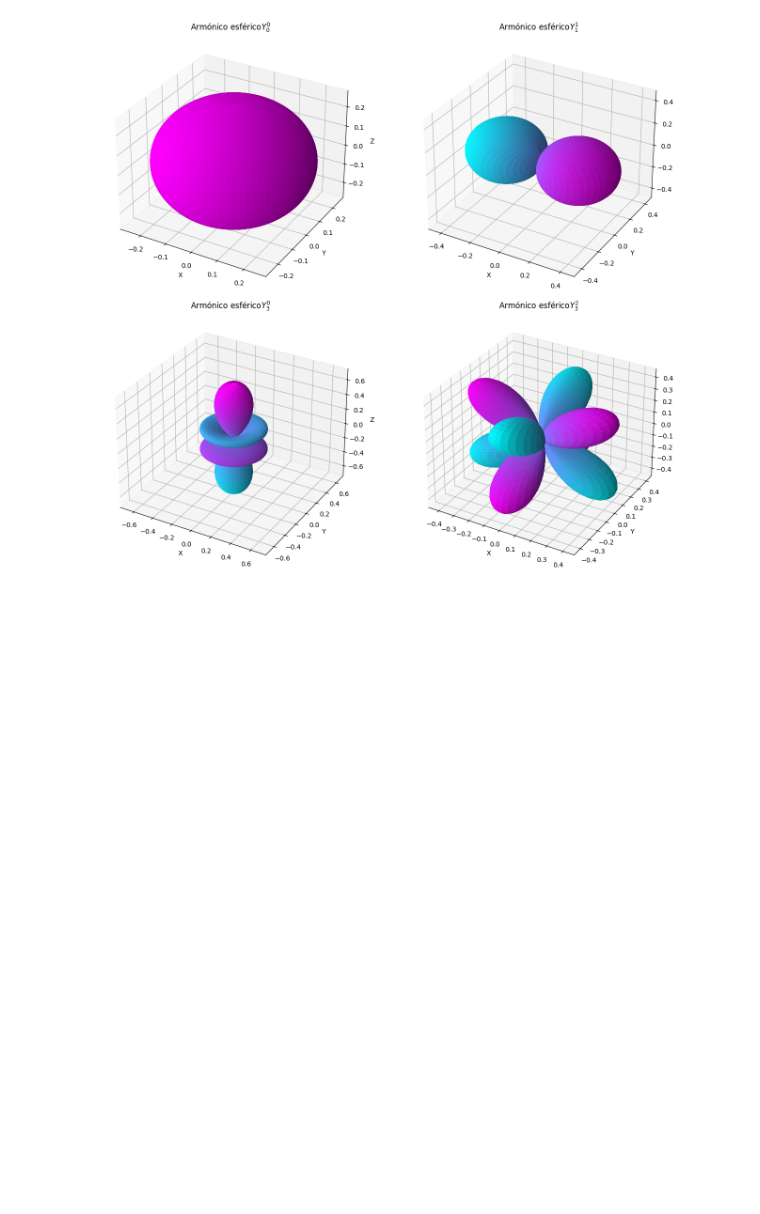
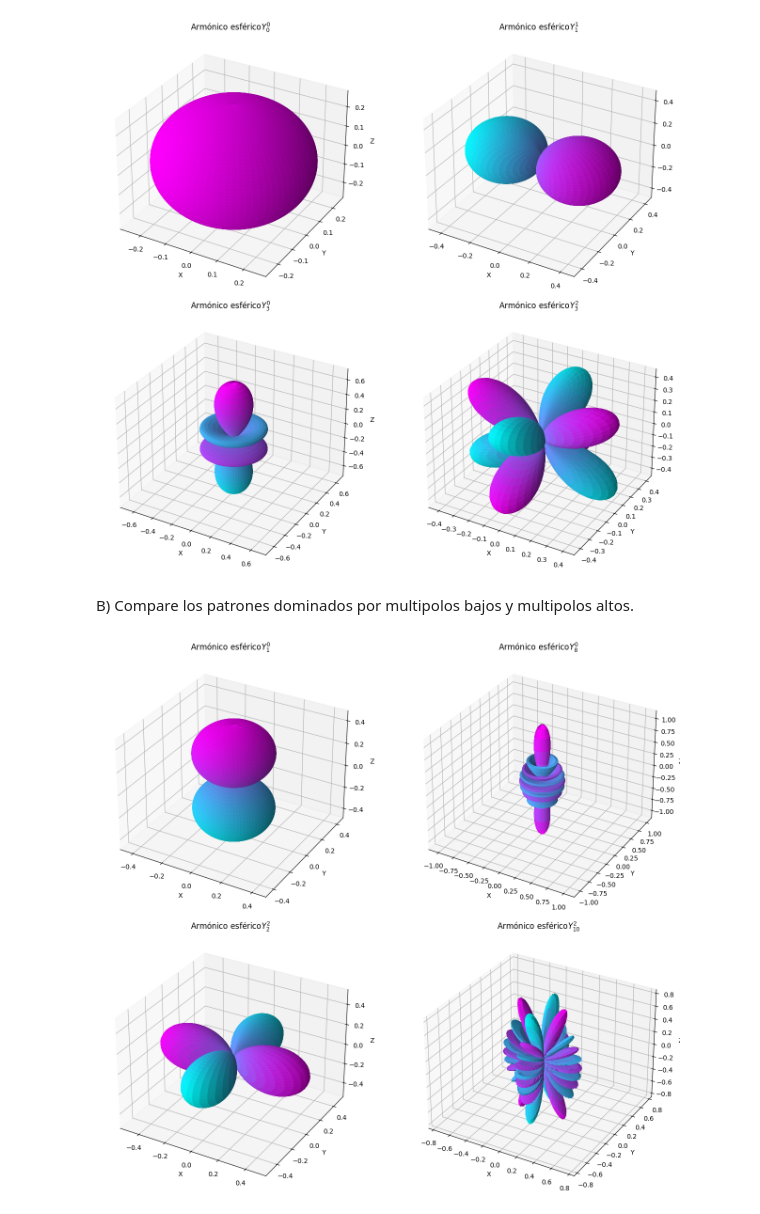
Before and after one commit to mafegomez-c/Metodos-Matematicos, a Jupyter notebook: Taller_CMB_Neumann.ipynb, the cells around one changed output. Cells and saved outputs as stored; diff of their text form; code cells hidden in the pictures; blank space fills up the shorter version.

```diff
--- a/Taller_CMB_Neumann.ipynb
+++ b/Taller_CMB_Neumann.ipynb
@@ -80,3 +80,28 @@ plt.tight_layout()
 plt.show()
 # %% [output]
 [figure]
+# %% [markdown]
+B) Compare los patrones dominados por multipolos bajos y multipolos altos.
+# %%
+fig = plt.figure(figsize=(14, 12))
+
+# Gráfica 1: l=1, m=0
+ax1 = fig.add_subplot(2, 2, 1, projection='3d')
+graficar_en_subeje(ax1, l=1, m=0)
+
+# Gráfica 2:l=8, m=0
+ax2 = fig.add_subplot(2, 2, 2, projection='3d')
+graficar_en_subeje(ax2, l=8, m=0)
+
+# Gráfica 3: l=2, m=2
+ax3 = fig.add_subplot(2, 2, 3, projection='3d')
+graficar_en_subeje(ax3, l=2, m=2)
+
+# Gráfica 4: l=10, m=2
+ax4 = fig.add_subplot(2, 2, 4, projection='3d')
+graficar_en_subeje(ax4, l=10, m=2)
+
+plt.tight_layout()
+plt.show()
+# %% [output]
+[figure, added]
```
